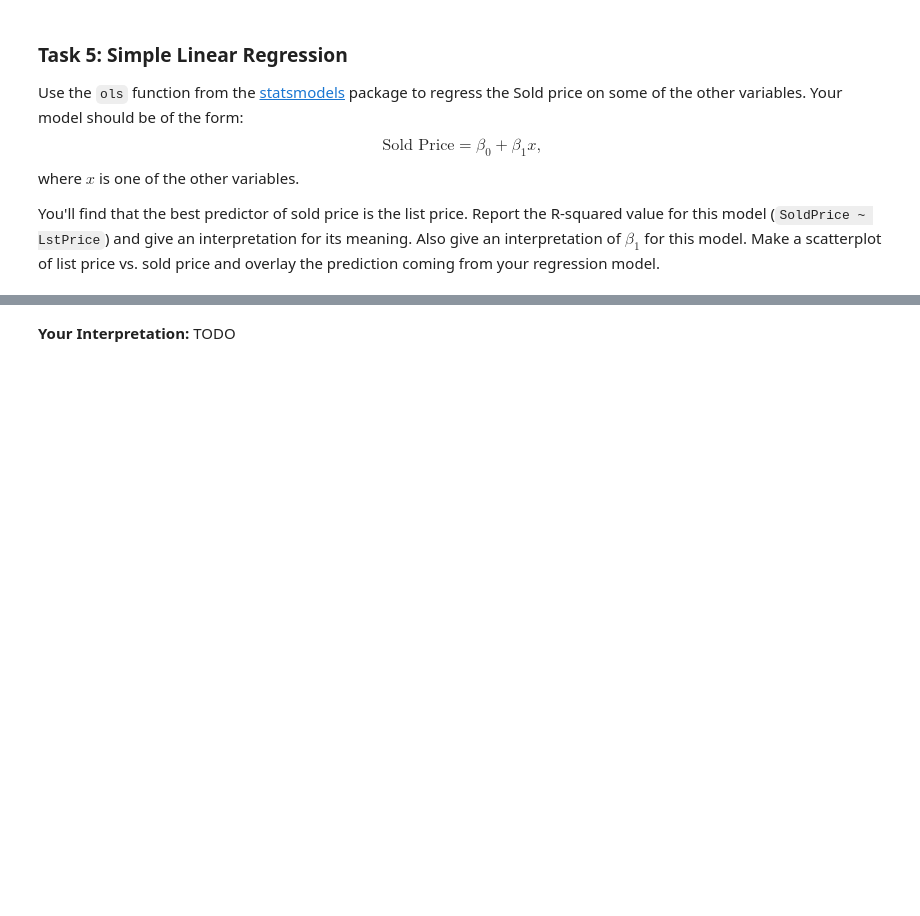
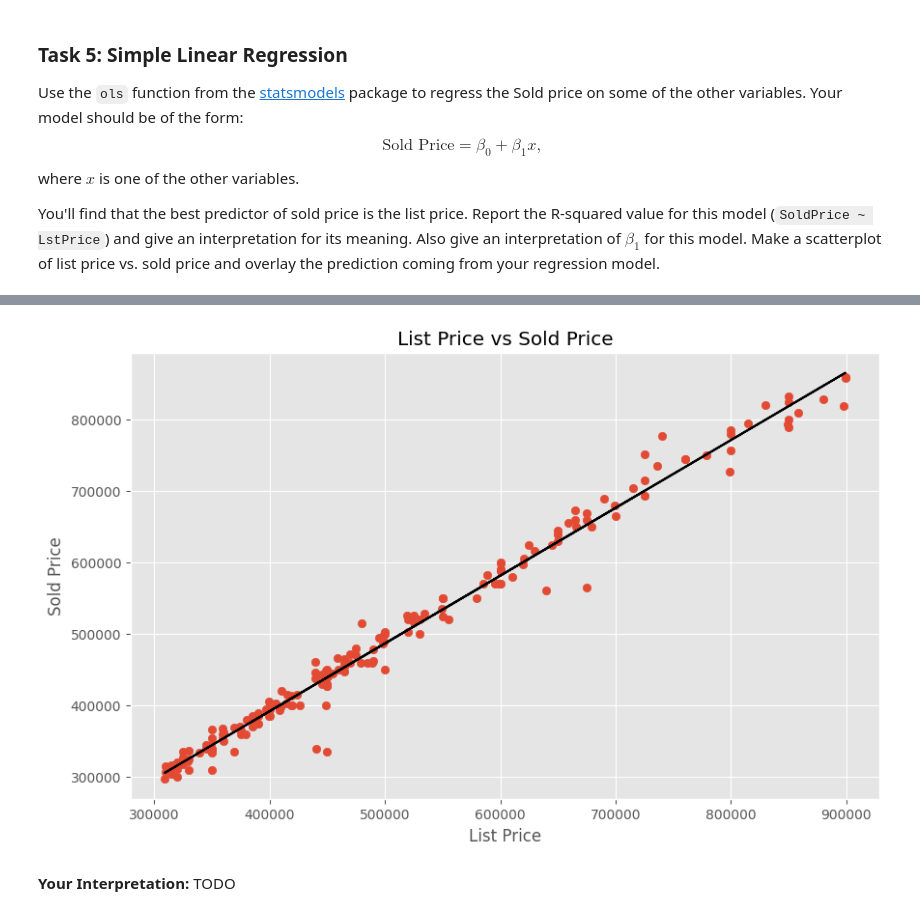
Before and after one commit to logancorrea/Intro-to-Data-Science, a Jupyter notebook: Homework/HW05/HW5.ipynb, the cells around one changed output, grey strips where cells are left out. Drawn from its saved outputs; the diff is of its cells as text; code cells hidden in the pictures; blank space fills up the shorter version.

```diff
--- a/Homework/HW05/HW5.ipynb
+++ b/Homework/HW05/HW5.ipynb
@@ -162,0 +161,3 @@ You'll find that the best predictor of sold price is the list price. Report the
+# %%
+model_ols = sm.ols(formula='SoldPrice ~ LstPrice', data=house_clean).fit()
+model_ols.summary()
@@ -163,3 +186,12 @@ You'll find that the best predictor of sold price is the list price. Report the
+# %%
+plt.scatter(house_clean['LstPrice'], house_clean['SoldPrice'])
+plt.plot(house_clean["LstPrice"], model_ols.predict(), color = "black", label = "OLS regression")
+plt.title('List Price vs Sold Price')
+plt.xlabel('List Price')
+plt.ylabel('Sold Price')
+plt.show()
+# %% [output]
+[figure, added]
 # %% [markdown]
 **Your Interpretation:** TODO
 # %% [markdown]
```
Also changed, not shown: parts of 2 cells of this notebook.
